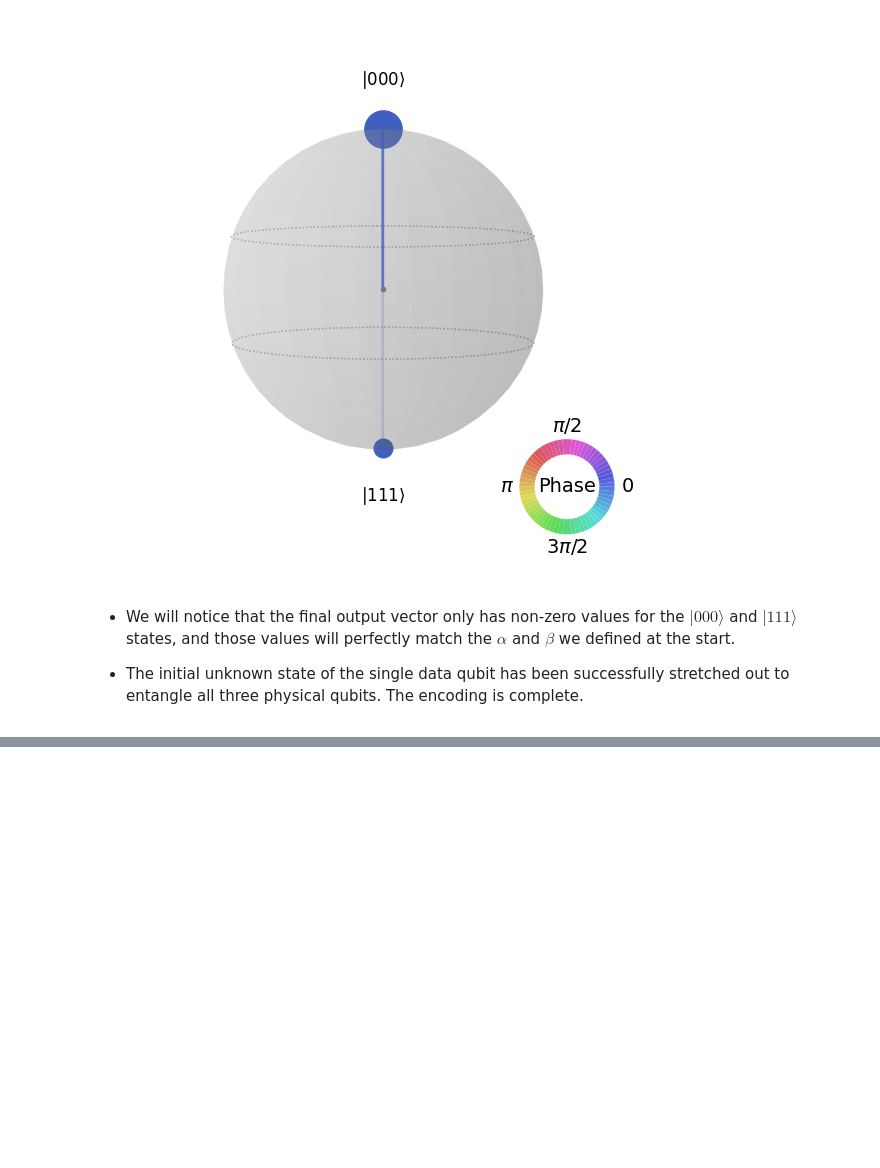
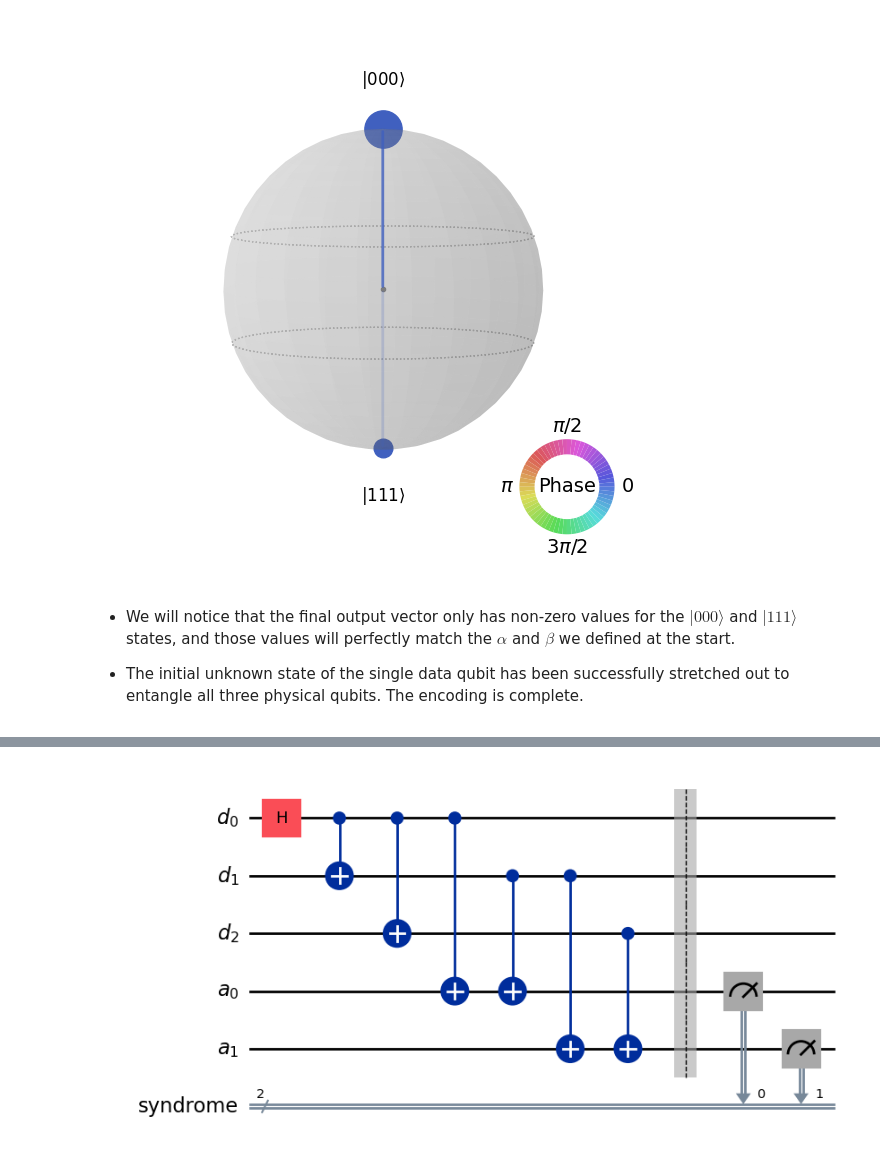
Before and after one commit to ManishSahani24/Quantum-Error-Correction, a Jupyter notebook: Quantum_Error_Correction.ipynb, the cells around one changed output, grey strips where cells are left out. Drawn from its saved outputs; the diff is of its cells as text; code cells hidden in the pictures; blank space fills up the shorter version.

```diff
--- a/Quantum_Error_Correction.ipynb
+++ b/Quantum_Error_Correction.ipynb
@@ -171,0 +198,5 @@ plot_state_qsphere(state_x)
+# %%
+qc.measure(ancilla, syndrome)
+qc.draw('mpl')
+# %% [output]
+[figure, added]
```
Also changed, not shown: parts of 25 cells of this notebook.
